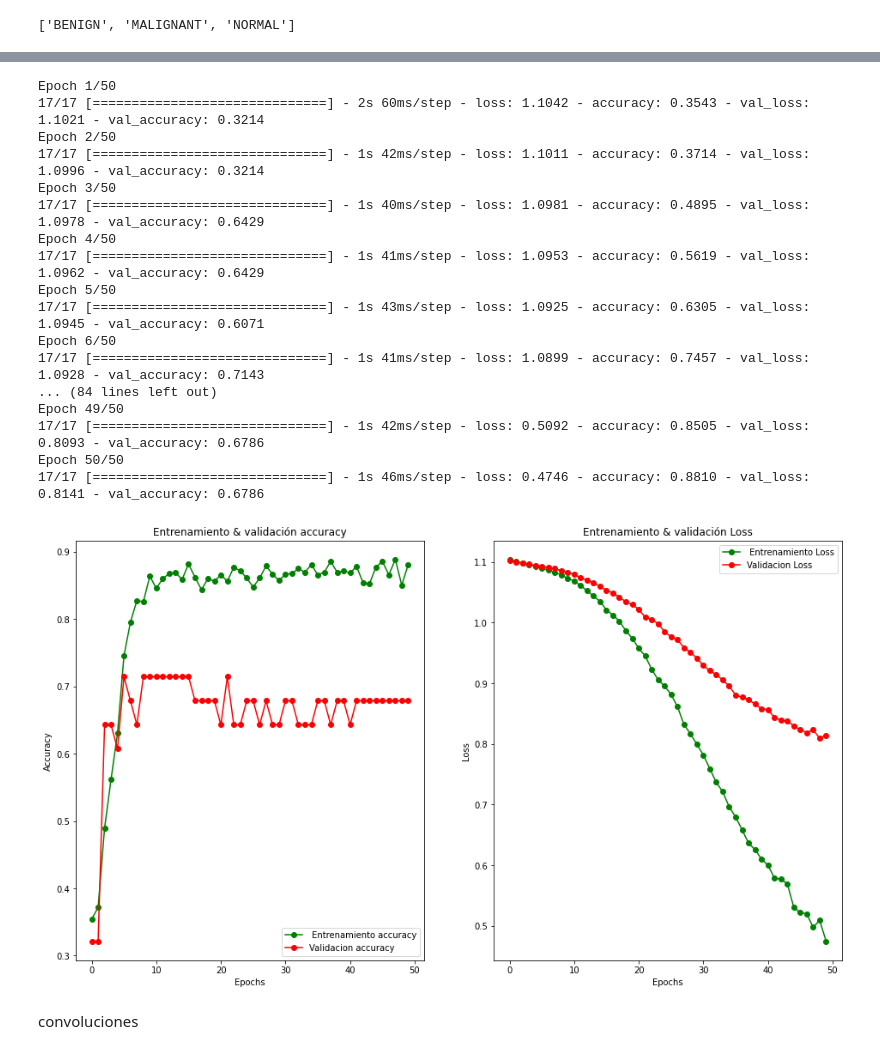
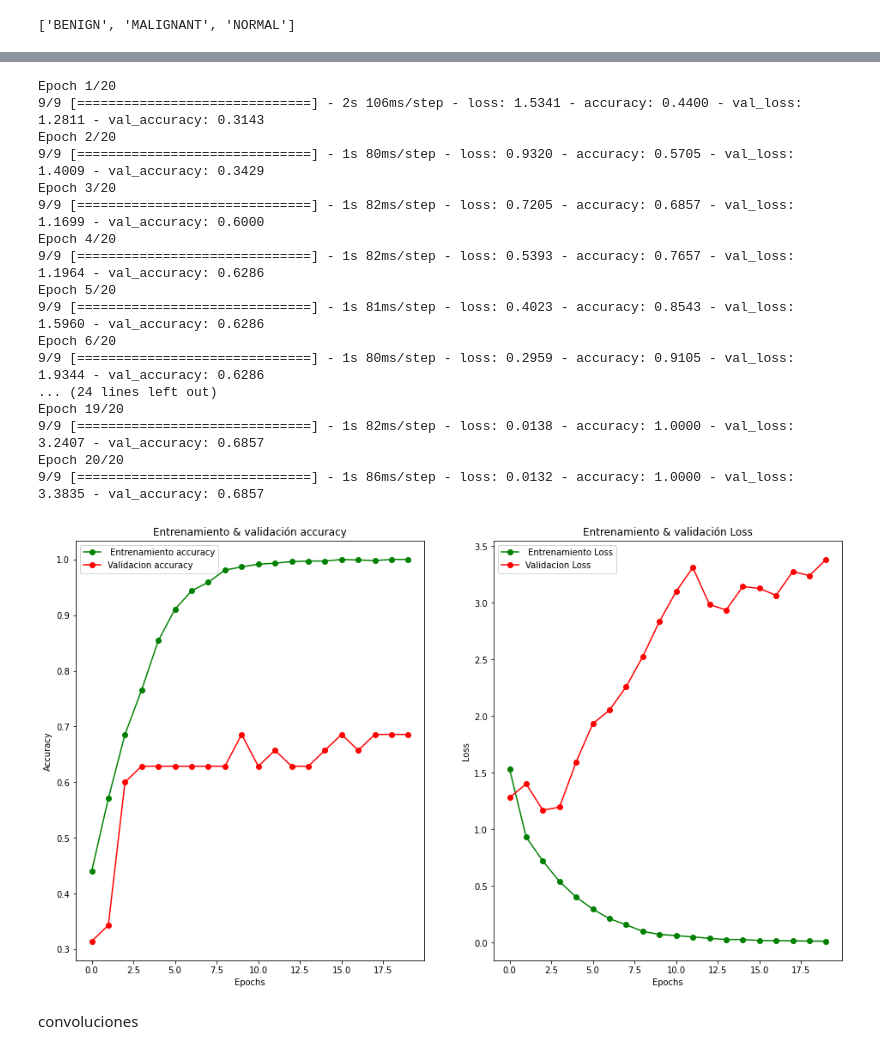
Before and after one commit to joooser/TENSORFLOW2, a Jupyter notebook: Tumor_classiffier.ipynb, the cells around one changed output, grey strips where cells are left out. Saved outputs shown, nothing was run; the diff lists cells and outputs as text; code cells hidden in the pictures.

```diff
--- a/Tumor_classiffier.ipynb
+++ b/Tumor_classiffier.ipynb
@@ -170,12 +142,12 @@ Trainable params: 836,355
 Non-trainable params: 0
 _________________________________________________________________
 # %%
-model_base.compile(optimizer = "adam", loss = "categorical_crossentropy", metrics = ['accuracy'])
+model_base.compile(optimizer = "Adam", loss = "categorical_crossentropy", metrics = ['accuracy'])
 
 
 history = model_base.fit(
     train_generator,
-    epochs= 50,
+    epochs= 20,
     validation_data = validation_generator
 )
 # %% [output]
@@ -203,6 +175,6 @@ results = model_base.evaluate(test_generator)
 # %%
 def visualizacion_resultados(history):
-  epochs = [i for i in range(50)]
+  epochs = [i for i in range(20)]
   fig, ax = plt.subplots(1,2)
   train_acc = history.history["accuracy"]
   train_loss = history.history["loss"]
@@ -234,11 +206,11 @@ from tensorflow.keras import regularizers
 # %%
 model_optimizer = tf.keras.models.Sequential([
               tf.keras.layers.Flatten(input_shape= (56, 56, 1)),
-              tf.keras.layers.Dense(256, kernel_regularizer = regularizers.l2(1e-5), activation = "softmax"),
-              tf.keras.layers.Dropout(0.2),
-              tf.keras.layers.Dense(128, kernel_regularizer= regularizers.l2(1e-5),activation = "softmax"),
-              tf.keras.layers.Dropout(0.2),
-              tf.keras.layers.Dense(len(classes), activation = "sigmoid")
+              tf.keras.layers.Dense(256, kernel_regularizer = regularizers.l2(1e-5), activation = "relu"),
+              tf.keras.layers.Dropout(0.08),
+              tf.keras.layers.Dense(128, kernel_regularizer= regularizers.l2(1e-5),activation = "relu"),
+              tf.keras.layers.Dropout(0.08),
+              tf.keras.layers.Dense(len(classes), activation = "softmax")
 ])
 
 model_optimizer.summary()
@@ -261,60 +233,60 @@ Trainable params: 836,355
 Non-trainable params: 0
 _________________________________________________________________
 # %%
-model_optimizer.compile(optimizer= "adam", loss = "categorical_crossentropy", metrics = ["accuracy"])
+model_optimizer.compile(optimizer= "Adam", loss = "categorical_crossentropy", metrics = ["accuracy"])
 
 history_optimizer = model_optimizer.fit(
     train_generator,
-    epochs = 50,
+    epochs = 20,
     validation_data = validation_generator
 )
 # %% [output]
-Epoch 1/50
-17/17 [==============================] - 2s 60ms/step - loss: 1.1042 - accuracy: 0.3543 - val_loss: 1.1021 - val_accuracy: 0.3214
-Epoch 2/50
-17/17 [==============================] - 1s 42ms/step - loss: 1.1011 - accuracy: 0.3714 - val_loss: 1.0996 - val_accuracy: 0.3214
-Epoch 3/50
-17/17 [==============================] - 1s 40ms/step - loss: 1.0981 - accuracy: 0.4895 - val_loss: 1.0978 - val_accuracy: 0.6429
-Epoch 4/50
-17/17 [==============================] - 1s 41ms/step - loss: 1.0953 - accuracy: 0.5619 - val_loss: 1.0962 - val_accuracy: 0.6429
-Epoch 5/50
-17/17 [==============================] - 1s 43ms/step - loss: 1.0925 - accuracy: 0.6305 - val_loss: 1.0945 - val_accuracy: 0.6071
-Epoch 6/50
-17/17 [==============================] - 1s 41ms/step - loss: 1.0899 - accuracy: 0.7457 - val_loss: 1.0928 - val_accuracy: 0.7143
-... (84 lines left out)
-Epoch 49/50
-17/17 [==============================] - 1s 42ms/step - loss: 0.5092 - accuracy: 0.8505 - val_loss: 0.8093 - val_accuracy: 0.6786
-Epoch 50/50
-17/17 [==============================] - 1s 46ms/step - loss: 0.4746 - accuracy: 0.8810 - val_loss: 0.8141 - val_accuracy: 0.6786
+Epoch 1/20
+9/9 [==============================] - 2s 106ms/step - loss: 1.5341 - accuracy: 0.4400 - val_loss: 1.2811 - val_accuracy: 0.3143
+Epoch 2/20
+9/9 [==============================] - 1s 80ms/step - loss: 0.9320 - accuracy: 0.5705 - val_loss: 1.4009 - val_accuracy: 0.3429
+Epoch 3/20
+9/9 [==============================] - 1s 82ms/step - loss: 0.7205 - accuracy: 0.6857 - val_loss: 1.1699 - val_accuracy: 0.6000
+Epoch 4/20
+9/9 [==============================] - 1s 82ms/step - loss: 0.5393 - accuracy: 0.7657 - val_loss: 1.1964 - val_accuracy: 0.6286
+Epoch 5/20
+9/9 [==============================] - 1s 81ms/step - loss: 0.4023 - accuracy: 0.8543 - val_loss: 1.5960 - val_accuracy: 0.6286
+Epoch 6/20
+9/9 [==============================] - 1s 80ms/step - loss: 0.2959 - accuracy: 0.9105 - val_loss: 1.9344 - val_accuracy: 0.6286
+... (24 lines left out)
+Epoch 19/20
+9/9 [==============================] - 1s 82ms/step - loss: 0.0138 - accuracy: 1.0000 - val_loss: 3.2407 - val_accuracy: 0.6857
+Epoch 20/20
+9/9 [==============================] - 1s 86ms/step - loss: 0.0132 - accuracy: 1.0000 - val_loss: 3.3835 - val_accuracy: 0.6857
 # %%
 def visualizacion_resultados(history):
-  epochs = [i for i in range(50)]
+  epochs = [i for i in range(20)]
   fig, ax = plt.subplots(1,2)
   train_acc = history.history["accuracy"]
   train_loss = history.history["loss"]
   val_acc = history.history["val_accuracy"]
   val_loss = history.history["val_loss"]
   fig.set_size_inches(16, 9)
 
   ax[0].plot(epochs, train_acc, "go-", label =" Entrenamiento accuracy")
   ax[0].plot(epochs, val_acc, "ro-", label= "Validacion accuracy")
   ax[0].set_title("Entrenamiento & validación accuracy")
   ax[0].legend()
   ax[0].set_xlabel("Epochs")
   ax[0].set_ylabel("Accuracy")
 
   ax[1].plot(epochs, train_loss, "go-", label =" Entrenamiento Loss")
   ax[1].plot(epochs, val_loss, "ro-", label= "Validacion Loss")
   ax[1].set_title("Entrenamiento & validación Loss")
   ax[1].legend()
   ax[1].set_xlabel("Epochs")
   ax[1].set_ylabel("Loss")
 
   plt.show()
 
 visualizacion_resultados(history_optimizer)
 # %% [output]
-[figure, old version]
+[figure, new version]
 # %% [markdown]
 convoluciones
 # %%
```
Also changed, not shown: parts of 21 cells of this notebook.
